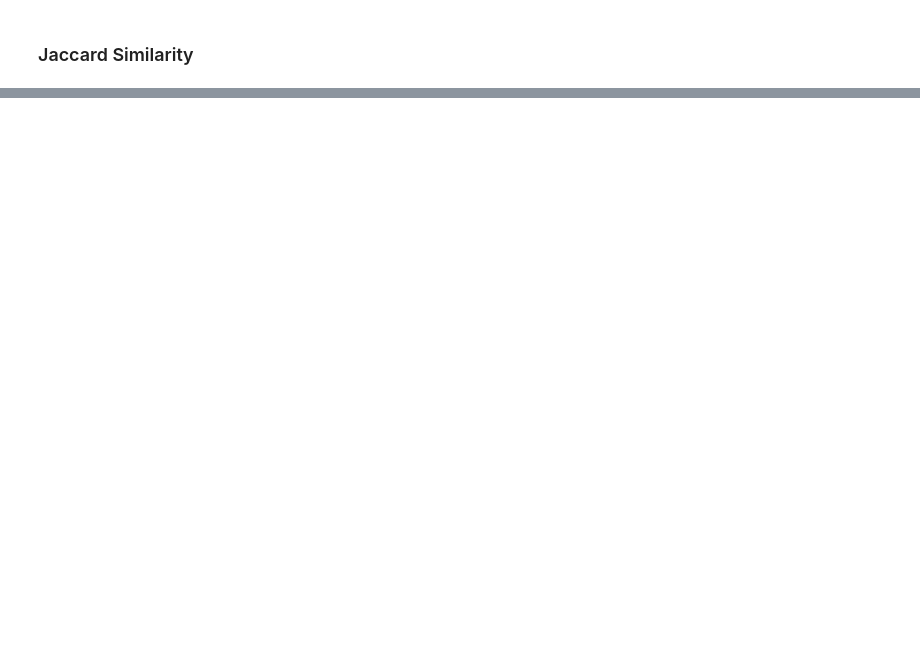
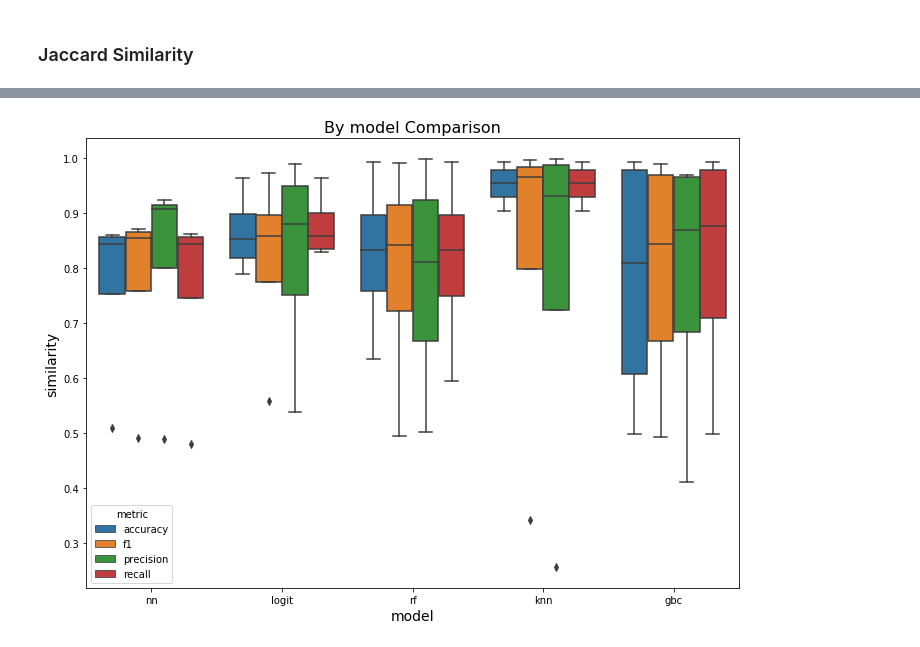
Before and after one commit to jacobdineen/explainability_2022, a Jupyter notebook: main.ipynb, the cells around one changed output, grey strips where cells are left out. Cells and saved outputs as stored; diff of their text form; code cells hidden in the pictures; blank space fills up the shorter version.

```diff
--- a/main.ipynb
+++ b/main.ipynb
@@ -134,0 +173,9 @@ j
+# %%
+config = {'x':'model',
+          'y':'similarity',
+          'hue':'metric',
+          'data':similarity_df}
+
+plot_boxplot(**config)
+# %% [output]
+[figure, added]
```
Also changed, not shown: parts of 23 cells of this notebook, 3 other files.
